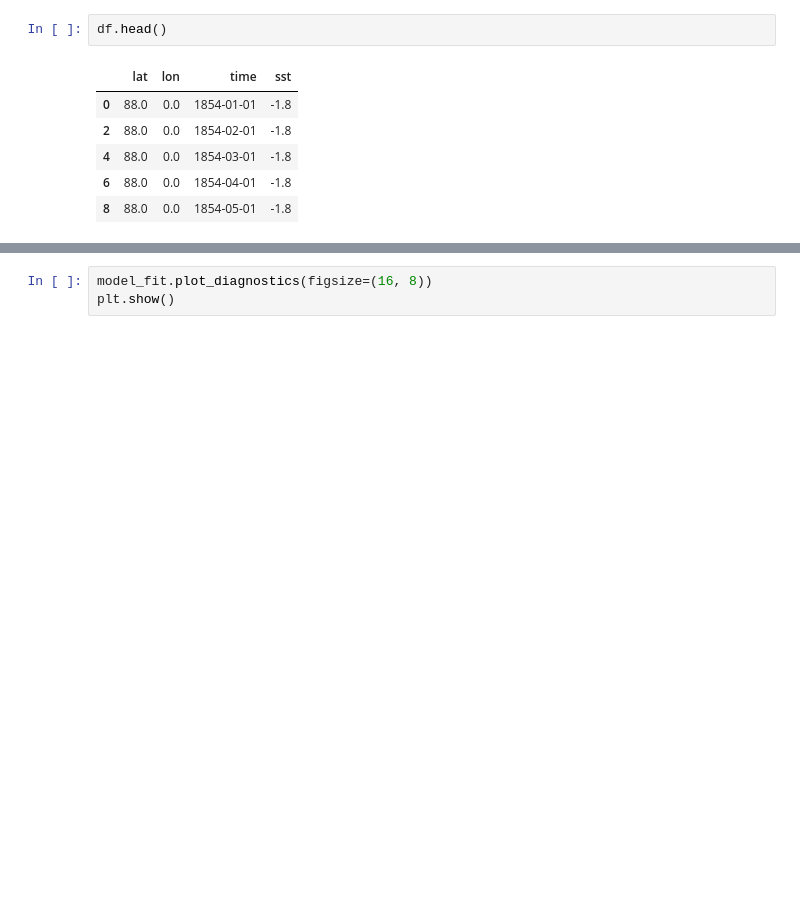
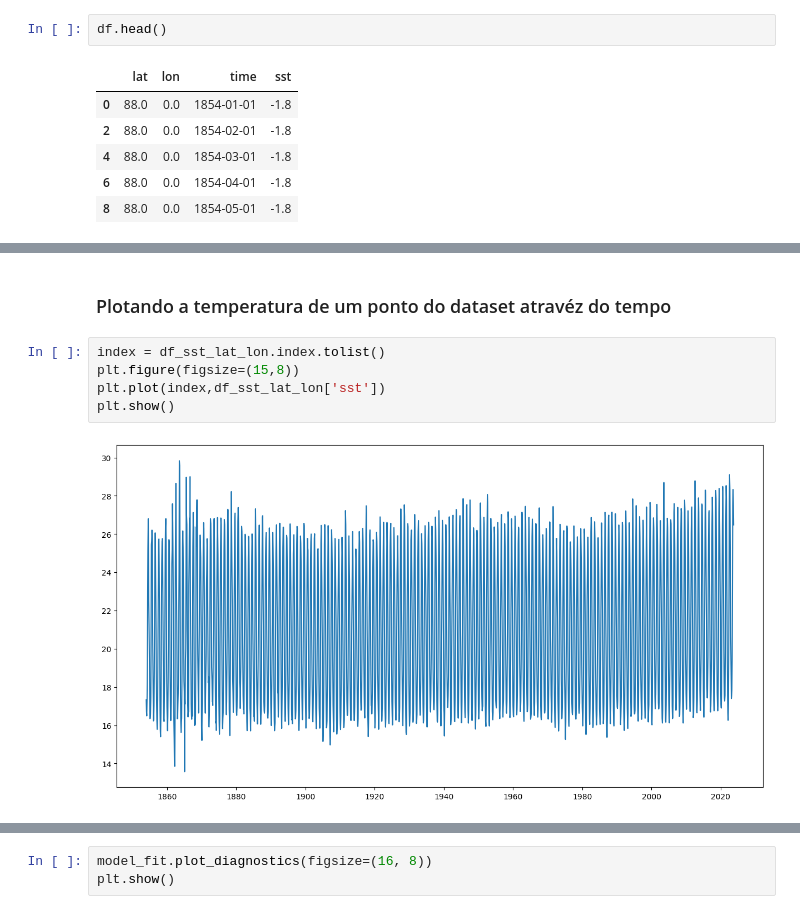
Before and after one commit to matheusvictal/sst-time-series-ml, a Jupyter notebook: sst-ARIMA.ipynb, the cells around one changed output, grey strips where cells are left out. Drawn from its saved outputs; the diff is of its cells as text; blank space fills up the shorter version.

```diff
--- a/sst-ARIMA.ipynb
+++ b/sst-ARIMA.ipynb
@@ -73 +100,10 @@ from math import sqrt
+# %% [markdown]
+### Plotando a temperatura de um ponto do dataset atravéz do tempo
+# %%
+index = df_sst_lat_lon.index.tolist()
+plt.figure(figsize=(15,8))
+plt.plot(index,df_sst_lat_lon['sst'])
+plt.show()
+# %% [output]
+[figure, added]
 # %%
```
Also changed, not shown: parts of 39 cells of this notebook.
